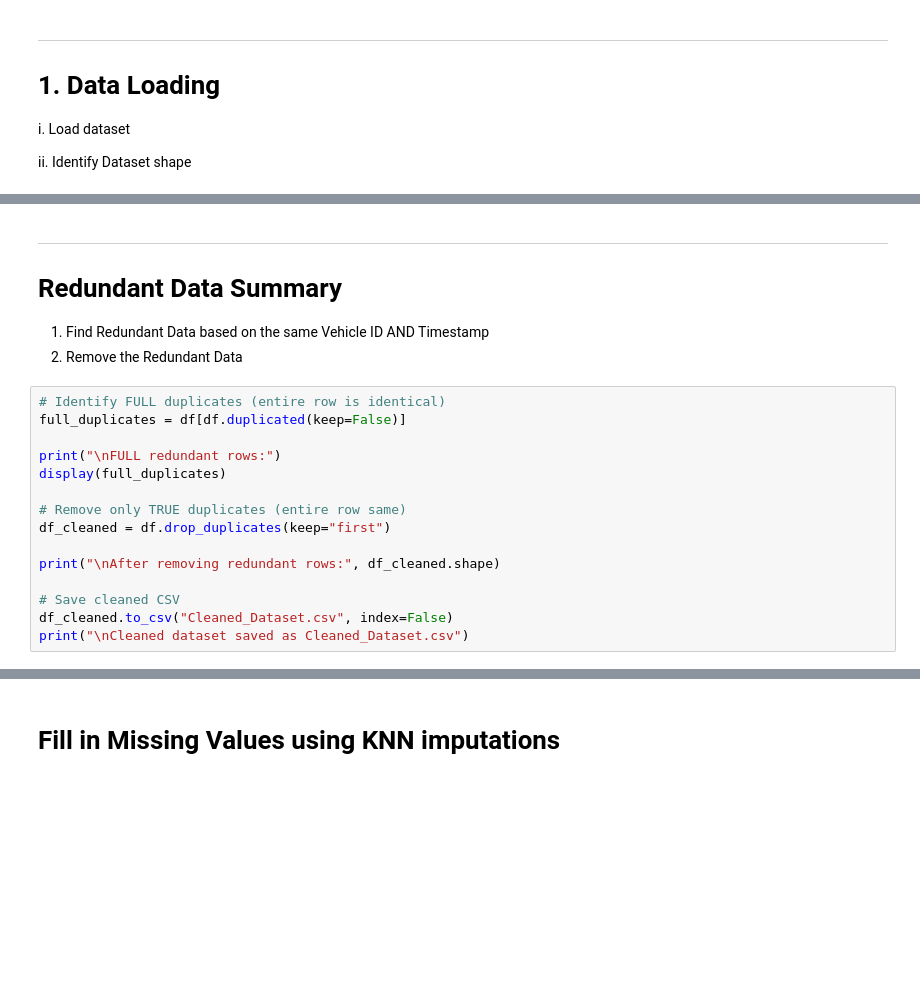
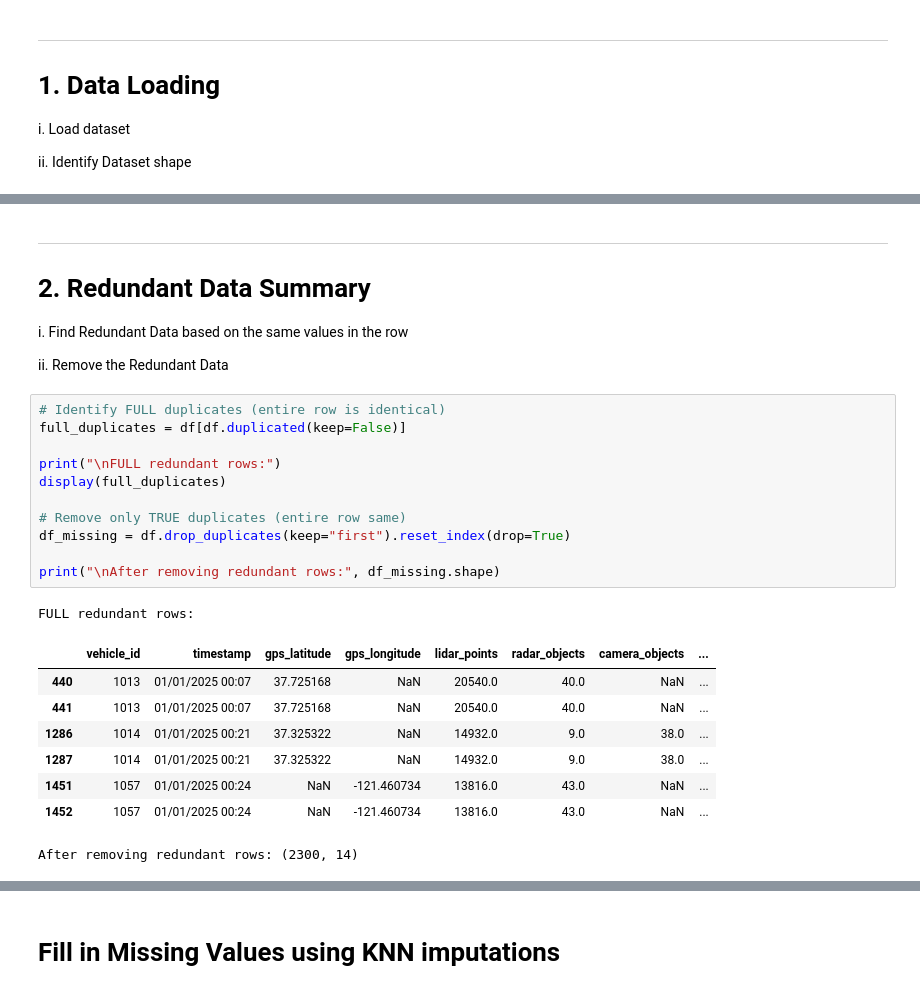
Before and after one commit to WarlockZul/Data-Analytics-Assignment-1, a Jupyter notebook: Cleaning Function.ipynb, the cells around one changed output, grey strips where cells are left out. Drawn from its saved outputs; the diff is of its cells as text; blank space fills up the shorter version.

```diff
--- a/Cleaning Function.ipynb
+++ b/Cleaning Function.ipynb
@@ -51,21 +61,28 @@ print(f"Number of Columns: {df.shape[1]}\n")
 # %% [markdown]
 _______________
-# Redundant Data Summary
+# 2. Redundant Data Summary
 
-1. Find Redundant Data based on the same Vehicle ID AND Timestamp
-2. Remove the Redundant Data
+i. Find Redundant Data based on the same values in the row
+
+ii. Remove the Redundant Data
 # %%
 # Identify FULL duplicates (entire row is identical)
 full_duplicates = df[df.duplicated(keep=False)]
 
 print("\nFULL redundant rows:")
 display(full_duplicates)
 
 # Remove only TRUE duplicates (entire row same)
-df_cleaned = df.drop_duplicates(keep="first")
+df_missing = df.drop_duplicates(keep="first").reset_index(drop=True)
 
-print("\nAfter removing redundant rows:", df_cleaned.shape)
-
-# Save cleaned CSV
-df_cleaned.to_csv("Cleaned_Dataset.csv", index=False)
-print("\nCleaned dataset saved as Cleaned_Dataset.csv")
+print("\nAfter removing redundant rows:", df_missing.shape)
+# %% [output]
+FULL redundant rows:
+|  | vehicle_id | timestamp | gps_latitude | gps_longitude | lidar_points | radar_objects | camera_objects | ... |
+| 440 | 1013 | 01/01/2025 00:07 | 37.725168 | NaN | 20540.0 | 40.0 | NaN | ... |
+| 441 | 1013 | 01/01/2025 00:07 | 37.725168 | NaN | 20540.0 | 40.0 | NaN | ... |
+| 1286 | 1014 | 01/01/2025 00:21 | 37.325322 | NaN | 14932.0 | 9.0 | 38.0 | ... |
+| 1287 | 1014 | 01/01/2025 00:21 | 37.325322 | NaN | 14932.0 | 9.0 | 38.0 | ... |
+| 1451 | 1057 | 01/01/2025 00:24 | NaN | -121.460734 | 13816.0 | 43.0 | NaN | ... |
+| 1452 | 1057 | 01/01/2025 00:24 | NaN | -121.460734 | 13816.0 | 43.0 | NaN | ... |
+After removing redundant rows: (2300, 14)
```
Also changed, not shown: parts of 10 cells of this notebook, 4 other files.
